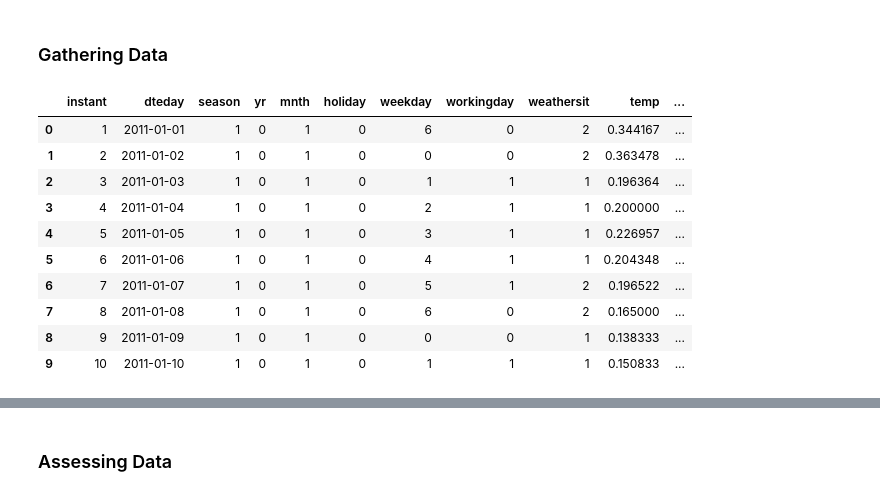
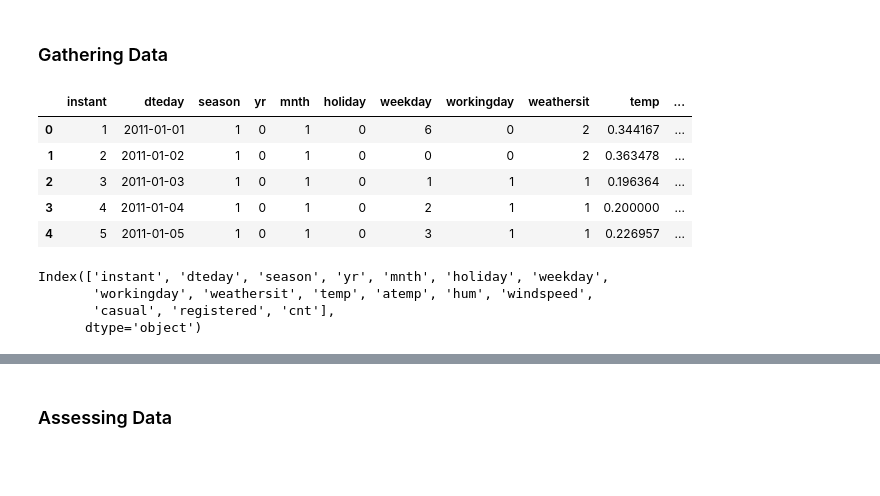
Before and after one commit to muchammadwr/Bike-Sharing-Analytics, a Jupyter notebook: notebook.ipynb, the cells around one changed output, grey strips where cells are left out. Cells and saved outputs as stored; diff of their text form; code cells hidden in the pictures; blank space fills up the shorter version.

```diff
--- a/notebook.ipynb
+++ b/notebook.ipynb
@@ -30,16 +25,18 @@ warnings.filterwarnings("ignore")
 # %%
 # Load day data
 day_df = pd.read_csv('./data/day.csv')
-day_df.head(10)
+day_df.head()
 # %% [output]
 |  | instant | dteday | season | yr | mnth | holiday | weekday | workingday | weathersit | temp | ... |
 | 0 | 1 | 2011-01-01 | 1 | 0 | 1 | 0 | 6 | 0 | 2 | 0.344167 | ... |
 | 1 | 2 | 2011-01-02 | 1 | 0 | 1 | 0 | 0 | 0 | 2 | 0.363478 | ... |
 | 2 | 3 | 2011-01-03 | 1 | 0 | 1 | 0 | 1 | 1 | 1 | 0.196364 | ... |
 | 3 | 4 | 2011-01-04 | 1 | 0 | 1 | 0 | 2 | 1 | 1 | 0.200000 | ... |
 | 4 | 5 | 2011-01-05 | 1 | 0 | 1 | 0 | 3 | 1 | 1 | 0.226957 | ... |
-| 5 | 6 | 2011-01-06 | 1 | 0 | 1 | 0 | 4 | 1 | 1 | 0.204348 | ... |
-| 6 | 7 | 2011-01-07 | 1 | 0 | 1 | 0 | 5 | 1 | 2 | 0.196522 | ... |
-| 7 | 8 | 2011-01-08 | 1 | 0 | 1 | 0 | 6 | 0 | 2 | 0.165000 | ... |
-| 8 | 9 | 2011-01-09 | 1 | 0 | 1 | 0 | 0 | 0 | 1 | 0.138333 | ... |
-| 9 | 10 | 2011-01-10 | 1 | 0 | 1 | 0 | 1 | 1 | 1 | 0.150833 | ... |
+# %%
+day_df.columns
+# %% [output]
+Index(['instant', 'dteday', 'season', 'yr', 'mnth', 'holiday', 'weekday',
+       'workingday', 'weathersit', 'temp', 'atemp', 'hum', 'windspeed',
+       'casual', 'registered', 'cnt'],
+      dtype='object')
```
Also changed, not shown: parts of 32 cells of this notebook, 1 other file.
